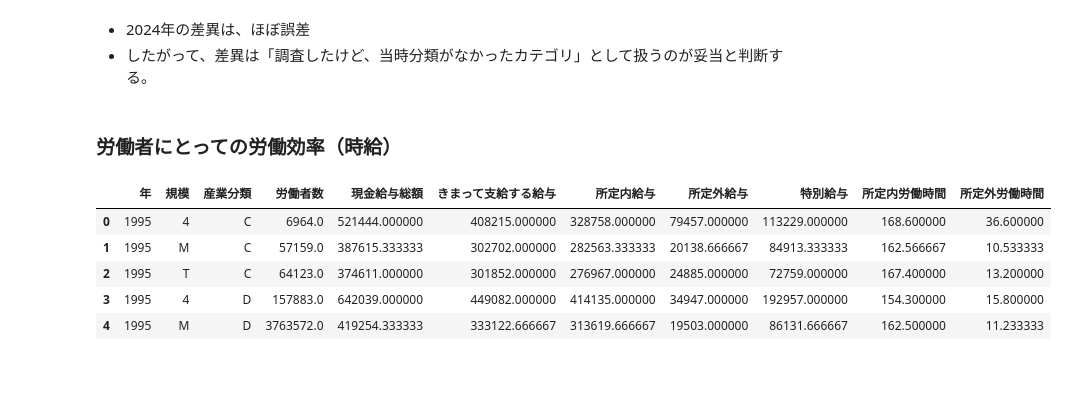
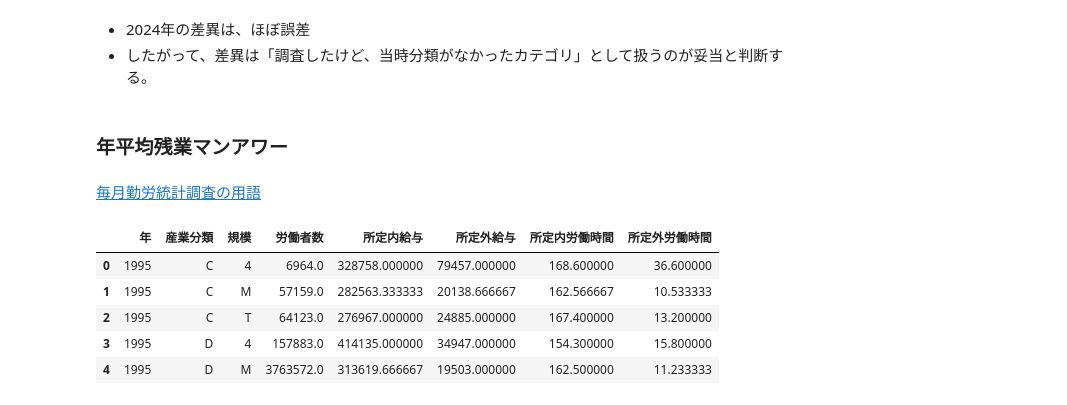
Before and after one commit to M-Yusei1001/K417_Capstone_G9, a Jupyter notebook: eda.ipynb, the cells around one changed output. Drawn from its saved outputs; the diff is of its cells as text; code cells hidden in the pictures; blank space fills up the shorter version.

```diff
--- a/eda.ipynb
+++ b/eda.ipynb
@@ -1620,18 +1748,20 @@ print(f"差異: {t_2024 - others_2024}")
 - 2024年の差異は、ほぼ誤差
 - したがって、差異は「調査したけど、当時分類がなかったカテゴリ」として扱うのが妥当と判断する。
 # %% [markdown]
-### 労働者にとっての労働効率（時給）
+### 年平均残業マンアワー
+# %% [markdown]
+[毎月勤労統計調査の用語](https://www.mhlw.go.jp/toukei/itiran/roudou/monthly/yougo-01.html)
 # %%
-all_wages = pd.read_csv('./data/maikin/fulltime_emp.csv', encoding='utf_8_sig', low_memory=False)
-all_wages = all_wages[["年", "規模", "産業分類", "本月末労働者数", "現金給与総額", "きまって支給する給与", "所定内給与", "所定外給与", "特別給与", "所定内労働時間", "所定外労働時間"]]
-all_wages = all_wages.rename(columns={
+fulltime_emp = pd.read_csv('./data/maikin/fulltime_emp.csv', encoding='utf_8_sig', low_memory=False)
+manhour_data = fulltime_emp[["年", "産業分類", "規模", "本月末労働者数", "所定内給与", "所定外給与", "所定内労働時間", "所定外労働時間"]]
+manhour_data = manhour_data.rename(columns={
     "本月末労働者数": "労働者数",
 })
-all_wages.head()
+manhour_data.head()
 # %% [output]
-|  | 年 | 規模 | 産業分類 | 労働者数 | 現金給与総額 | きまって支給する給与 | 所定内給与 | 所定外給与 | 特別給与 | 所定内労働時間 | 所定外労働時間 |
-| 0 | 1995 | 4 | C | 6964.0 | 521444.000000 | 408215.000000 | 328758.000000 | 79457.000000 | 113229.000000 | 168.600000 | 36.600000 |
-| 1 | 1995 | M | C | 57159.0 | 387615.333333 | 302702.000000 | 282563.333333 | 20138.666667 | 84913.333333 | 162.566667 | 10.533333 |
-| 2 | 1995 | T | C | 64123.0 | 374611.000000 | 301852.000000 | 276967.000000 | 24885.000000 | 72759.000000 | 167.400000 | 13.200000 |
-| 3 | 1995 | 4 | D | 157883.0 | 642039.000000 | 449082.000000 | 414135.000000 | 34947.000000 | 192957.000000 | 154.300000 | 15.800000 |
-| 4 | 1995 | M | D | 3763572.0 | 419254.333333 | 333122.666667 | 313619.666667 | 19503.000000 | 86131.666667 | 162.500000 | 11.233333 |
+|  | 年 | 産業分類 | 規模 | 労働者数 | 所定内給与 | 所定外給与 | 所定内労働時間 | 所定外労働時間 |
+| 0 | 1995 | C | 4 | 6964.0 | 328758.000000 | 79457.000000 | 168.600000 | 36.600000 |
+| 1 | 1995 | C | M | 57159.0 | 282563.333333 | 20138.666667 | 162.566667 | 10.533333 |
+| 2 | 1995 | C | T | 64123.0 | 276967.000000 | 24885.000000 | 167.400000 | 13.200000 |
+| 3 | 1995 | D | 4 | 157883.0 | 414135.000000 | 34947.000000 | 154.300000 | 15.800000 |
+| 4 | 1995 | D | M | 3763572.0 | 313619.666667 | 19503.000000 | 162.500000 | 11.233333 |
```
Also changed, not shown: parts of 25 cells of this notebook, 2 other files.
